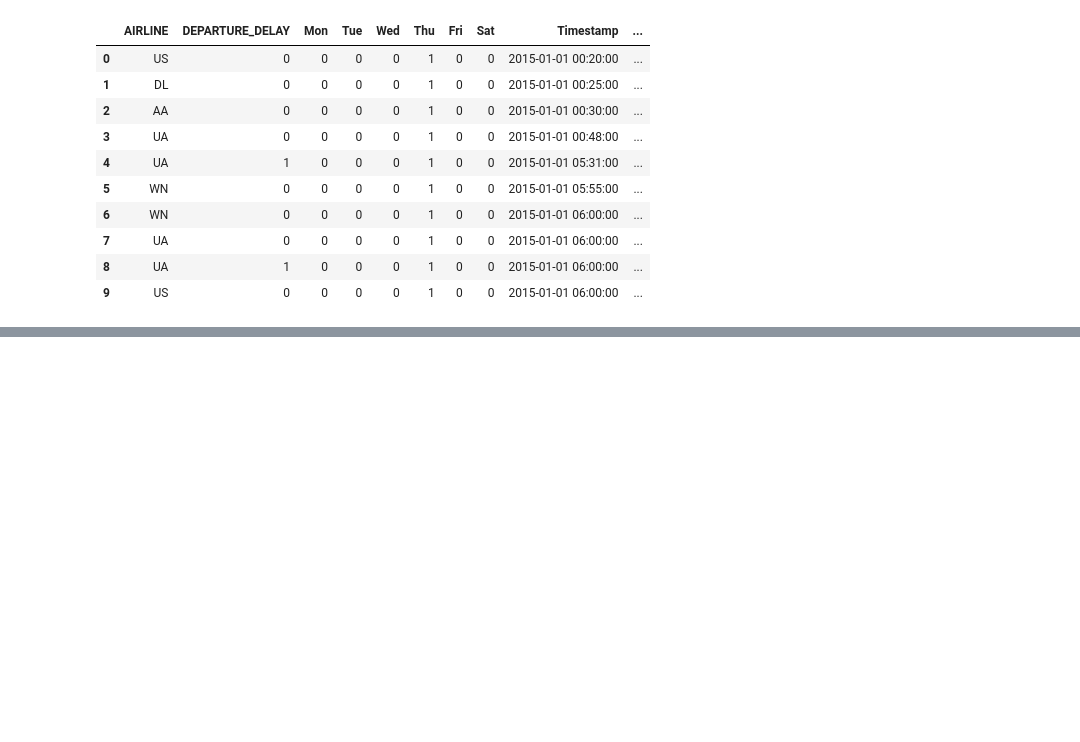
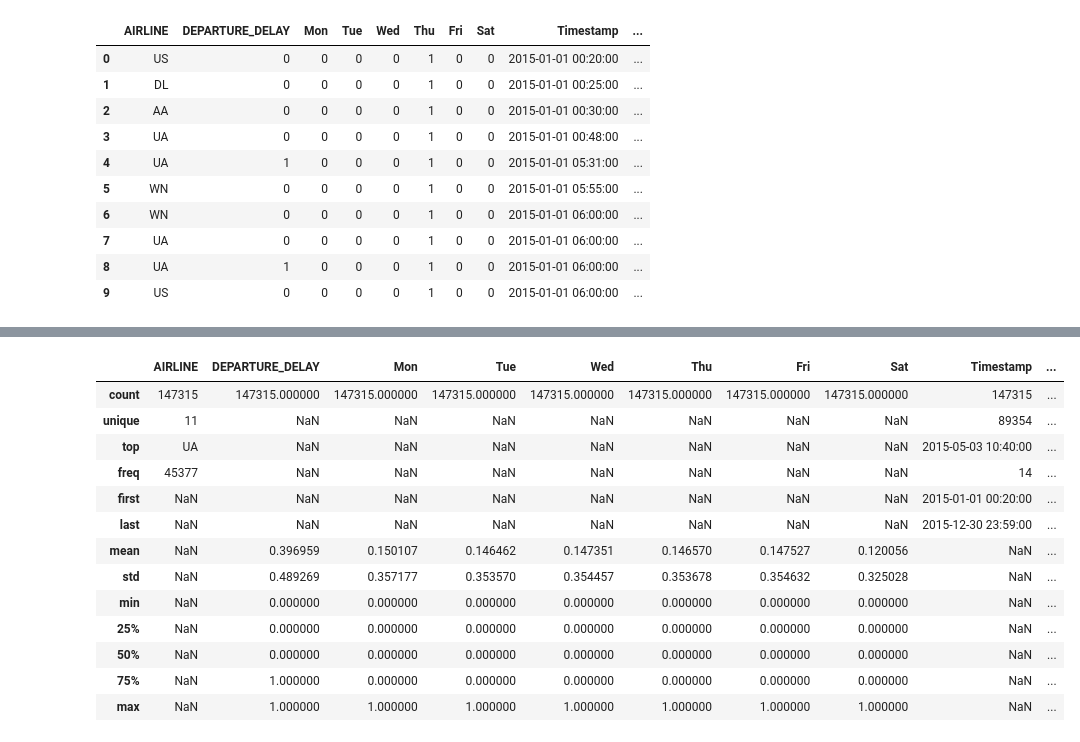
Before and after one commit to MrMrEcho/Flight_Delay_Prediction_with_Weather, a Jupyter notebook: Flight_Delay.ipynb, the cells around one changed output, grey strips where cells are left out. Cells and saved outputs as stored; diff of their text form; code cells hidden in the pictures; blank space fills up the shorter version.

```diff
--- a/Flight_Delay.ipynb
+++ b/Flight_Delay.ipynb
@@ -312,0 +336,3 @@ missing_df.sort_values('filling factor (%)').reset_index(drop = True)
+# %%
+mergedTable.drop(['Wind_Gust', 'Sea_Level_Pressure'], axis=1, inplace=True)
+mergedTable.head()
@@ -312,0 +346,17 @@ missing_df.sort_values('filling factor (%)').reset_index(drop = True)
+# %%
+mergedTable.describe(include = 'all')
+# %% [output]
+|  | AIRLINE | DEPARTURE_DELAY | Mon | Tue | Wed | Thu | Fri | Sat | Timestamp | ... |
+| count | 147315 | 147315.000000 | 147315.000000 | 147315.000000 | 147315.000000 | 147315.000000 | 147315.000000 | 147315.000000 | 147315 | ... |
+| unique | 11 | NaN | NaN | NaN | NaN | NaN | NaN | NaN | 89354 | ... |
+| top | UA | NaN | NaN | NaN | NaN | NaN | NaN | NaN | 2015-05-03 10:40:00 | ... |
+| freq | 45377 | NaN | NaN | NaN | NaN | NaN | NaN | NaN | 14 | ... |
+| first | NaN | NaN | NaN | NaN | NaN | NaN | NaN | NaN | 2015-01-01 00:20:00 | ... |
+| last | NaN | NaN | NaN | NaN | NaN | NaN | NaN | NaN | 2015-12-30 23:59:00 | ... |
+| mean | NaN | 0.396959 | 0.150107 | 0.146462 | 0.147351 | 0.146570 | 0.147527 | 0.120056 | NaN | ... |
+| std | NaN | 0.489269 | 0.357177 | 0.353570 | 0.354457 | 0.353678 | 0.354632 | 0.325028 | NaN | ... |
+| min | NaN | 0.000000 | 0.000000 | 0.000000 | 0.000000 | 0.000000 | 0.000000 | 0.000000 | NaN | ... |
+| 25% | NaN | 0.000000 | 0.000000 | 0.000000 | 0.000000 | 0.000000 | 0.000000 | 0.000000 | NaN | ... |
+| 50% | NaN | 0.000000 | 0.000000 | 0.000000 | 0.000000 | 0.000000 | 0.000000 | 0.000000 | NaN | ... |
+| 75% | NaN | 1.000000 | 0.000000 | 0.000000 | 0.000000 | 0.000000 | 0.000000 | 0.000000 | NaN | ... |
+| max | NaN | 1.000000 | 1.000000 | 1.000000 | 1.000000 | 1.000000 | 1.000000 | 1.000000 | NaN | ... |
```
Also changed, not shown: parts of 8 cells of this notebook.
